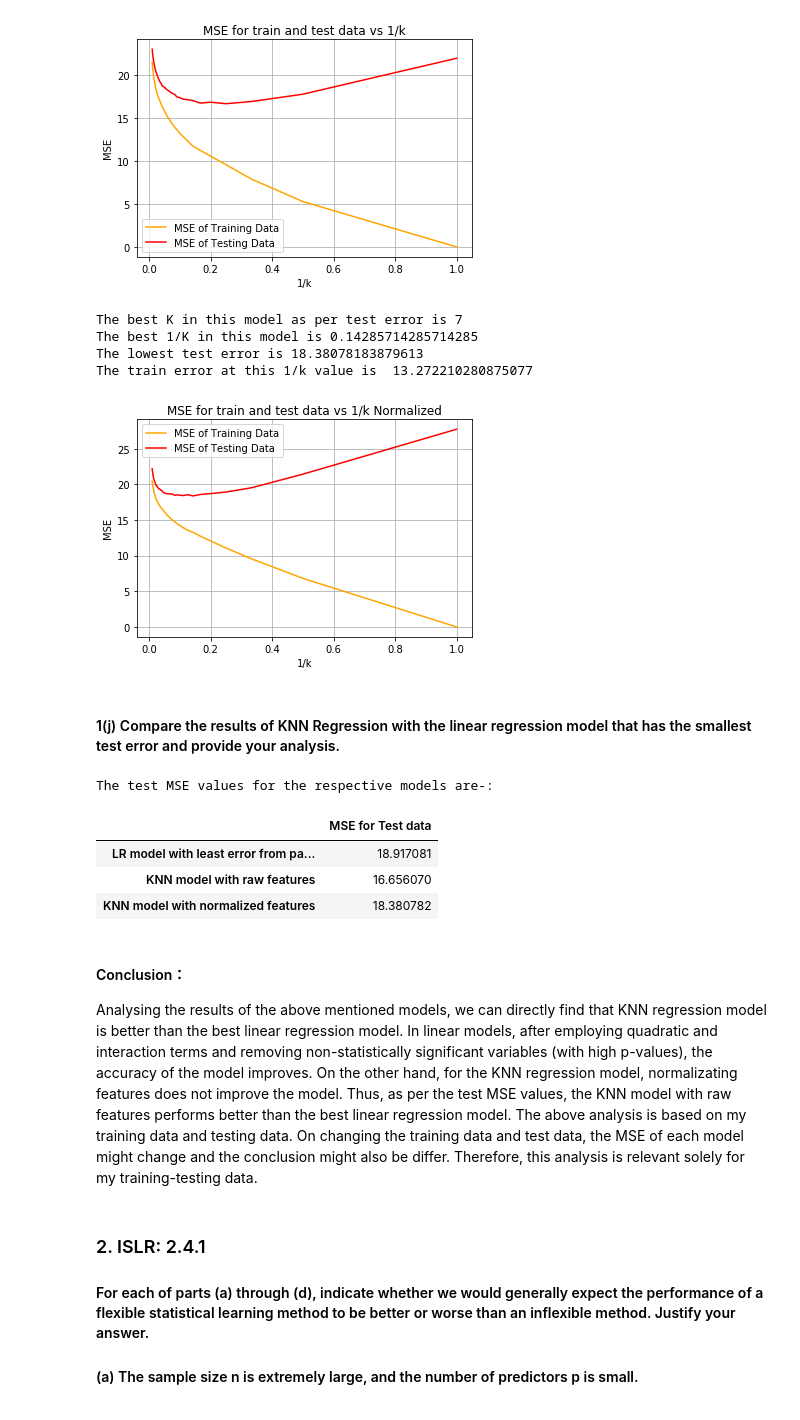
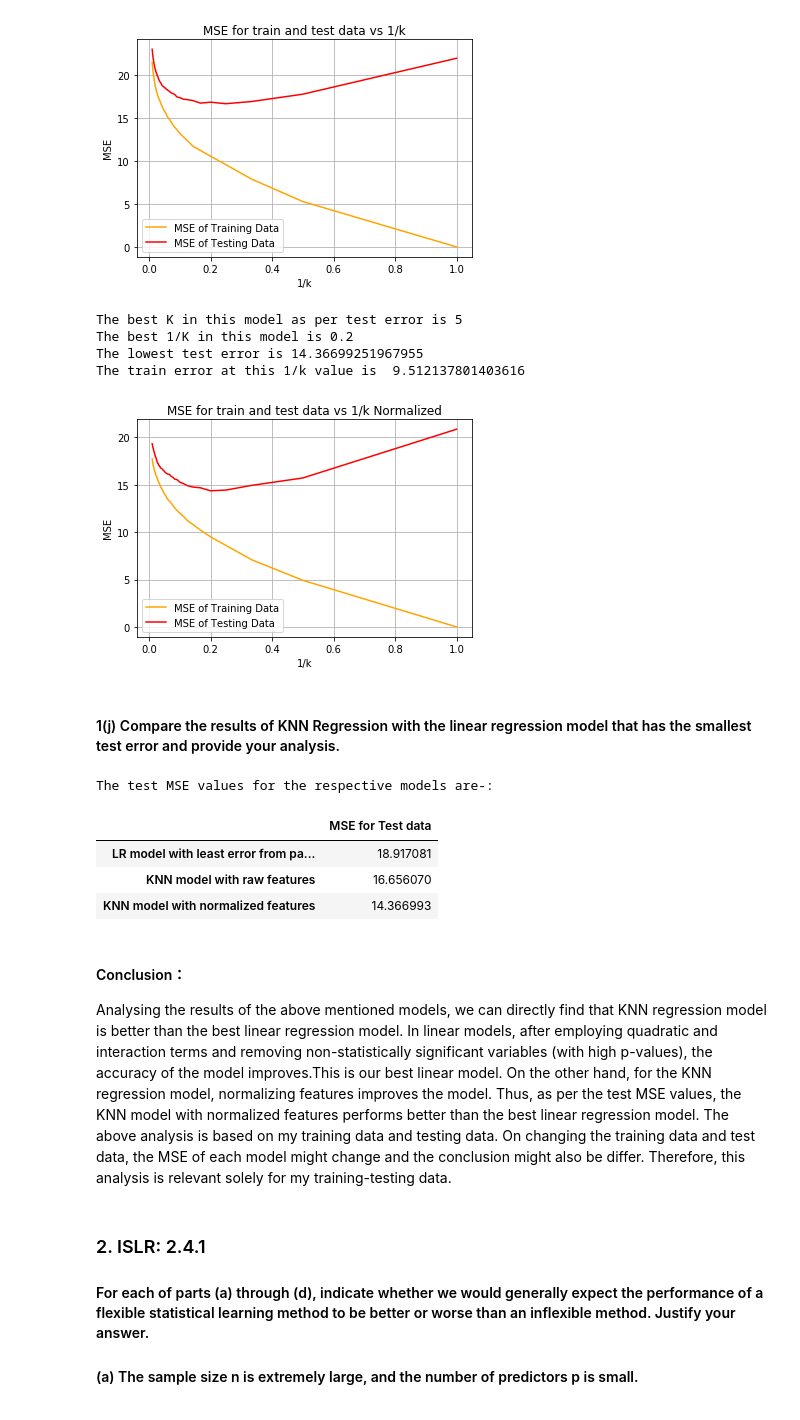
Before and after one commit to mahimabh11/INF552-HW2, a Jupyter notebook: notebook/Homework2.ipynb, the cells around one changed output. Drawn from its saved outputs; the diff is of its cells as text; code cells hidden in the pictures.

```diff
--- a/notebook/Homework2.ipynb
+++ b/notebook/Homework2.ipynb
@@ -809,7 +809,6 @@ for k in krange:
 
     testing_error.append(test_error)
     training_error.append(train_error)
-    mydict.update({k:test_error})
 
 ind=training_error.index(min(training_error))
 ind2=testing_error.index(min(testing_error))
@@ -841,7 +840,7 @@ The train error at this 1/k value is  9.561640157906528
 [figure]
 # %%
 # k-nearest neighbor regression for this dataset using normalized features
-from sklearn.preprocessing import Normalizer
+#from sklearn.preprocessing import Normalizer
 #from sklearn.preprocessing import normalize
 
 xtrain=traindata[['AT','V','AP','RH']]
@@ -850,12 +849,21 @@ xtest=testdata[['AT','V','AP','RH']]
 #xtrain=normalize(xtrain)
 #xtest=normalize(xtest)
 
-xtrain= Normalizer().fit_transform(xtrain)
-xtest= Normalizer().fit_transform(xtest)
+#xtrain= Normalizer().fit_transform(xtrain)
+#xtest= Normalizer().fit_transform(xtest)
+
+
+
+from sklearn.preprocessing import MinMaxScaler
+min_max=MinMaxScaler()
+# Scaling down both train and test data set
+min_max.fit(xtrain)
+xtrain = min_max.transform(xtrain)
+xtest = min_max.transform(xtest)
+
 
 #print(xtrain)
 krange = np.arange(1,101)
-testing_error_dict = {}
 testing_error = []
 training_error = []
 
@@ -867,39 +875,39 @@ for k in krange:
 
     train_error = mean_squared_error(traindata['PE'], knnModel2.predict(xtrain))
     test_error = mean_squared_error(testdata['PE'], knnModel2.predict(xtest))
 
     testing_error.append(test_error)
     training_error.append(train_error)
-    mydict.update({k:test_error})
+
 
 ind=training_error.index(min(training_error))
 ind2=testing_error.index(min(testing_error))
 K_inverse = [(1/k) for k in krange]
 #print("The best K in this model is",krange[ind])
 #print("The best 1/K in this model is",K_inverse[ind])
 #print("The lowest train error is",(min(training_error)))
 print("The best K in this model as per test error is", krange[ind2])
 print("The best 1/K in this model is",K_inverse[ind2])
 print("The lowest test error is",(min(testing_error)))
 print("The train error at this 1/k value is ",training_error[ind2])
 
 plt.title("MSE for train and test data vs 1/k Normalized")
 plt.plot(K_inverse, training_error, color="orange",label = "MSE of Training Data")
 plt.plot(K_inverse, testing_error, color="red",label = "MSE of Testing Data")
 plt.xlabel("1/k")
 plt.ylabel("MSE")
 plt.legend()
 plt.grid()
 plt.show()
 
 
 compare_errors.append(min(testing_error))
 # %% [output]
-The best K in this model as per test error is 7
-The best 1/K in this model is 0.14285714285714285
-The lowest test error is 18.38078183879613
-The train error at this 1/k value is  13.272210280875077
+The best K in this model as per test error is 5
+The best 1/K in this model is 0.2
+The lowest test error is 14.36699251967955
+The train error at this 1/k value is  9.512137801403616
-[figure, old version]
+[figure, new version]
 # %% [markdown]
 #### 1(j) Compare the results of KNN Regression with the linear regression model that has the smallest test error and provide your analysis.
 # %%
@@ -914,10 +922,11 @@ The test MSE values for the respective models are-:
 |  | MSE for Test data |
 | LR model with least error from pa... | 18.917081 |
 | KNN model with raw features | 16.656070 |
-| KNN model with normalized features | 18.380782 |
+| KNN model with normalized features | 14.366993 |
 # %% [markdown]
 #### Conclusion：
-Analysing the results of the above mentioned models, we can directly find that KNN regression model is better than the best linear regression model. In linear models, after employing quadratic and interaction terms and removing non-statistically significant variables (with high p-values), the accuracy of the model improves. On the other hand, for the KNN regression model, normalizating features does not improve the model. Thus, as per the test MSE values, the KNN model with raw features performs better than the best linear regression model.
+Analysing the results of the above mentioned models, we can directly find that KNN regression model is better than the best linear regression model. In linear models, after employing quadratic and interaction terms and removing non-statistically significant variables (with high p-values), the accuracy of the model improves.This is our best linear model.
+On the other hand, for the KNN regression model, normalizing features improves the model. Thus, as per the test MSE values, the KNN model with normalized features performs better than the best linear regression model.
 The above analysis is based on my training data and testing data. On changing the training data and test data, the MSE of each model might change and the conclusion might also be differ. Therefore, this analysis is relevant solely for my training-testing data.
 # %% [markdown]
 ### 2. ISLR: 2.4.1
```
Also changed, not shown: parts of 15 cells of this notebook.
